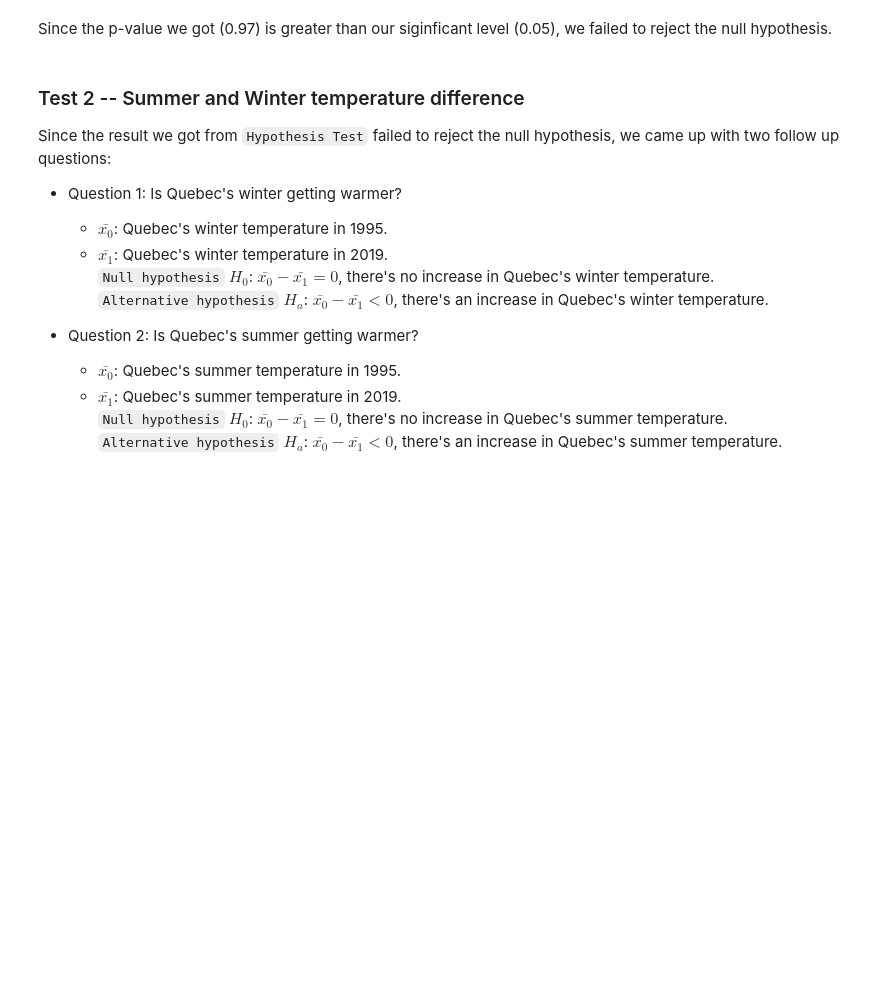
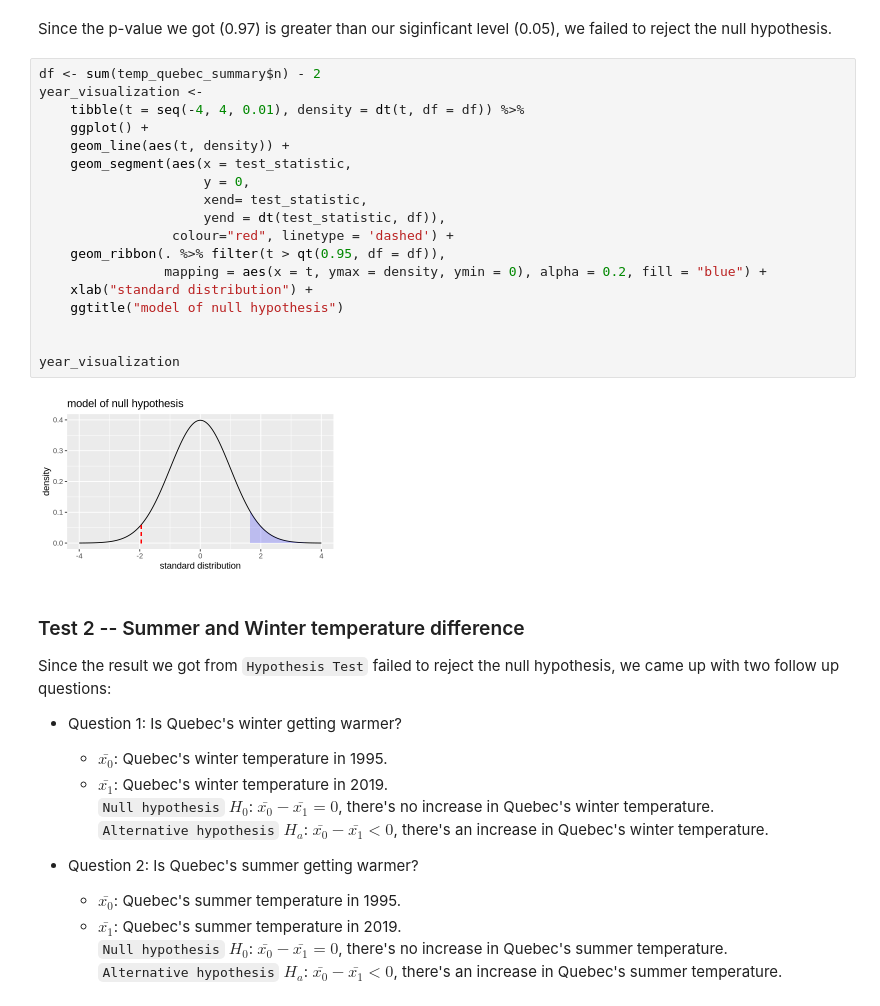
Before and after one commit to abnerbal/Canada_Temp_Hypothesis_Test, a Jupyter notebook: FinalReport.ipynb, the cells around one changed output. Saved outputs shown, nothing was run; the diff lists cells and outputs as text; blank space fills up the shorter version.

Commit message:
add summer winter plot

```diff
--- a/FinalReport.ipynb
+++ b/FinalReport.ipynb
@@ -328,6 +328,26 @@ A tibble: 1 × 10
 | -3.584384 | 37.17288 | 40.75726 | -1.952926 | 0.9743844 | 691.7299 | -6.607382 | Inf | Welch Two Sample t-test | greater |
 # %% [markdown]
 Since the p-value we got (0.97) is greater than our siginficant level (0.05), we failed to reject the null hypothesis.
+# %%
+df <- sum(temp_quebec_summary$n) - 2
+year_visualization <-
+    tibble(t = seq(-4, 4, 0.01), density = dt(t, df = df)) %>%
+    ggplot() +
+    geom_line(aes(t, density)) +
+    geom_segment(aes(x = test_statistic,
+                     y = 0,
+                     xend= test_statistic,
+                     yend = dt(test_statistic, df)),
+                 colour="red", linetype = 'dashed') +
+    geom_ribbon(. %>% filter(t > qt(0.95, df = df)),
+                mapping = aes(x = t, ymax = density, ymin = 0), alpha = 0.2, fill = "blue") +
+    xlab("standard distribution") +
+    ggtitle("model of null hypothesis")
+
+
+year_visualization
+# %% [output]
+[figure, added]
 # %% [markdown]
 ### Test 2 -- Summer and Winter temperature difference
 Since the result we got from `Hypothesis Test` failed to reject the null hypothesis, we came up with two follow up questions:
```
Also changed, not shown: parts of 2 cells of this notebook.
